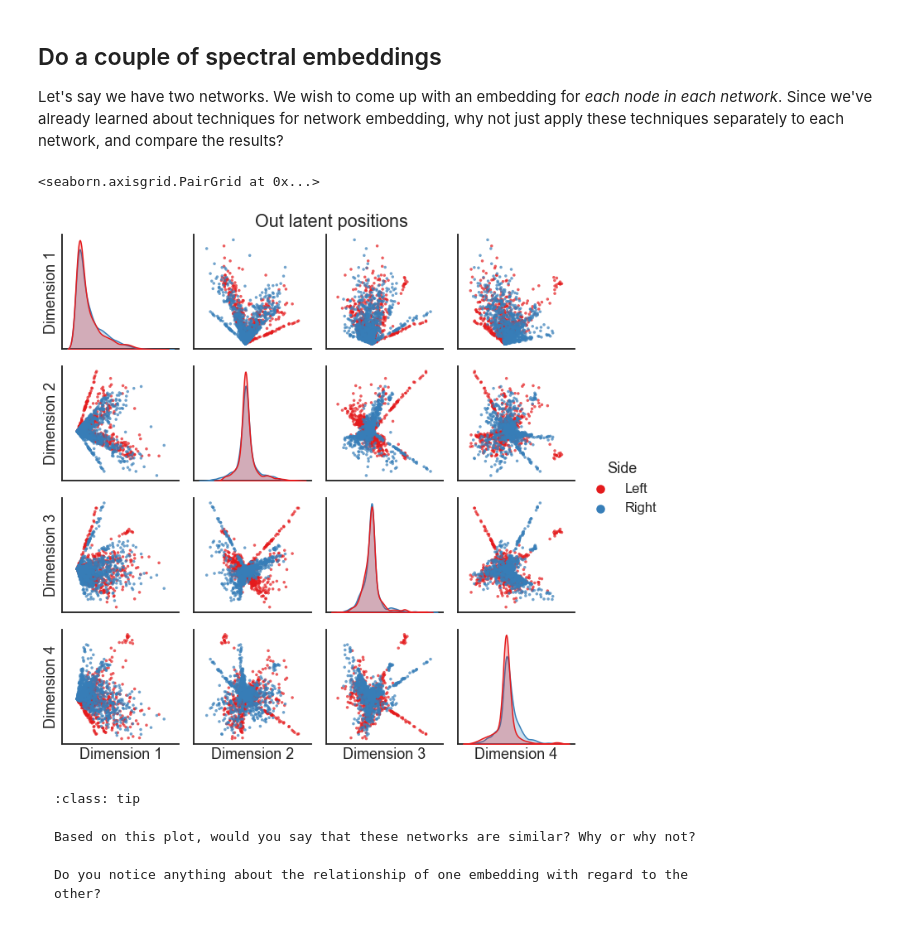
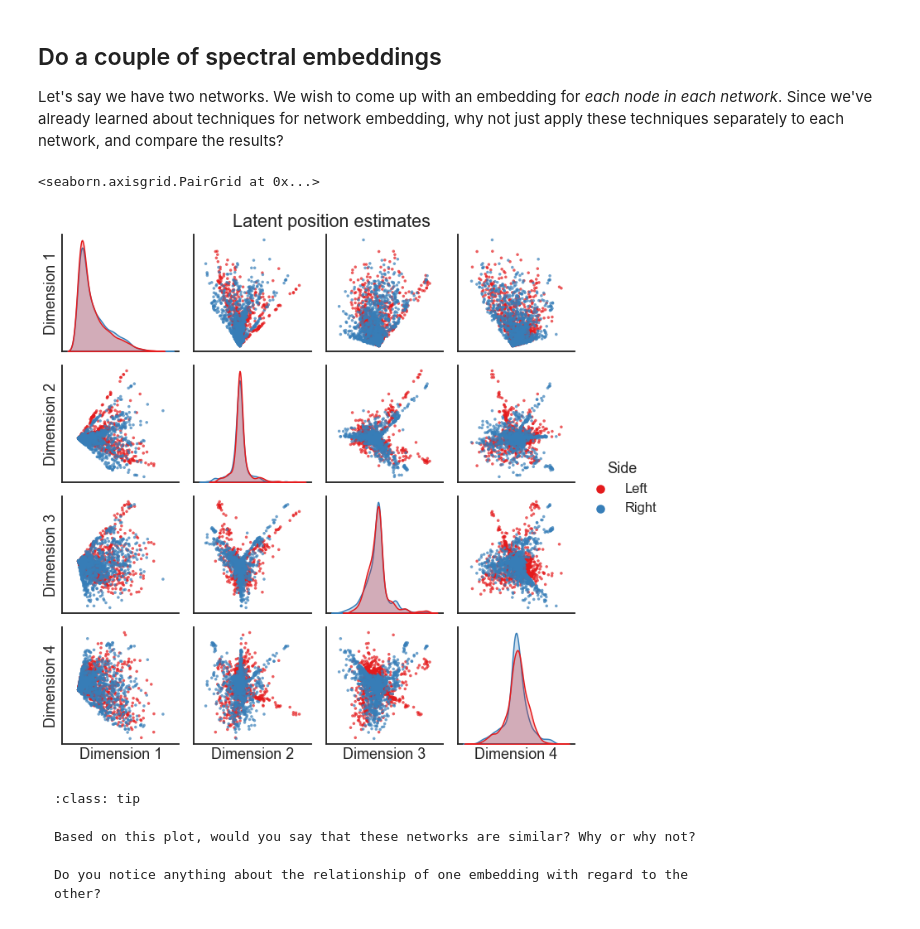
Before and after one commit to bdpedigo/networks-course, a Jupyter notebook: docs/multiple_embedding.ipynb, the cells around one changed output. Drawn from its saved outputs; the diff is of its cells as text; code cells hidden in the pictures.

````diff
--- a/docs/multiple_embedding.ipynb
+++ b/docs/multiple_embedding.ipynb
@@ -30,6 +30,8 @@ why not just apply these techniques separately to each network, and compare the
 import networkx as nx
 import pandas as pd
 from pathlib import Path
+from graspologic.utils import symmetrize
+
 
 DATA_PATH = Path("networks-course/data")
 
@@ -48,23 +50,25 @@ def load_matched(side="left"):
 
 left_adj, left_nodes = load_matched('left')
 right_adj, right_nodes = load_matched('right')
+left_adj = symmetrize(left_adj)
+right_adj = symmetrize(right_adj)
 # %%
 from graspologic.embed import AdjacencySpectralEmbed
 
-ase = AdjacencySpectralEmbed(n_components=4)
-X_left, Y_left = ase.fit_transform(left_adj)
-X_right, Y_right = ase.fit_transform(right_adj)
+ase = AdjacencySpectralEmbed(n_components=8)
+X_left= ase.fit_transform(left_adj)
+X_right = ase.fit_transform(right_adj)
 # %%
 import numpy as np
 from graspologic.plot import pairplot
 
 X_both = np.concatenate((X_left, X_right), axis=0)
 labels = np.array(len(X_left)*['Left'] + len(X_right)*['Right'])
 
-pairplot(X_both, labels, legend_name='Side', title='Out latent positions')
+pairplot(X_both[:, :4], labels, legend_name='Side', title='Latent position estimates')
 # %% [output]
 <seaborn.axisgrid.PairGrid at 0x...>
-[figure, old version]
+[figure, new version]
 # %% [markdown]
 ```{admonition} Question
 :class: tip
````
Also changed, not shown: parts of 11 cells of this notebook.
